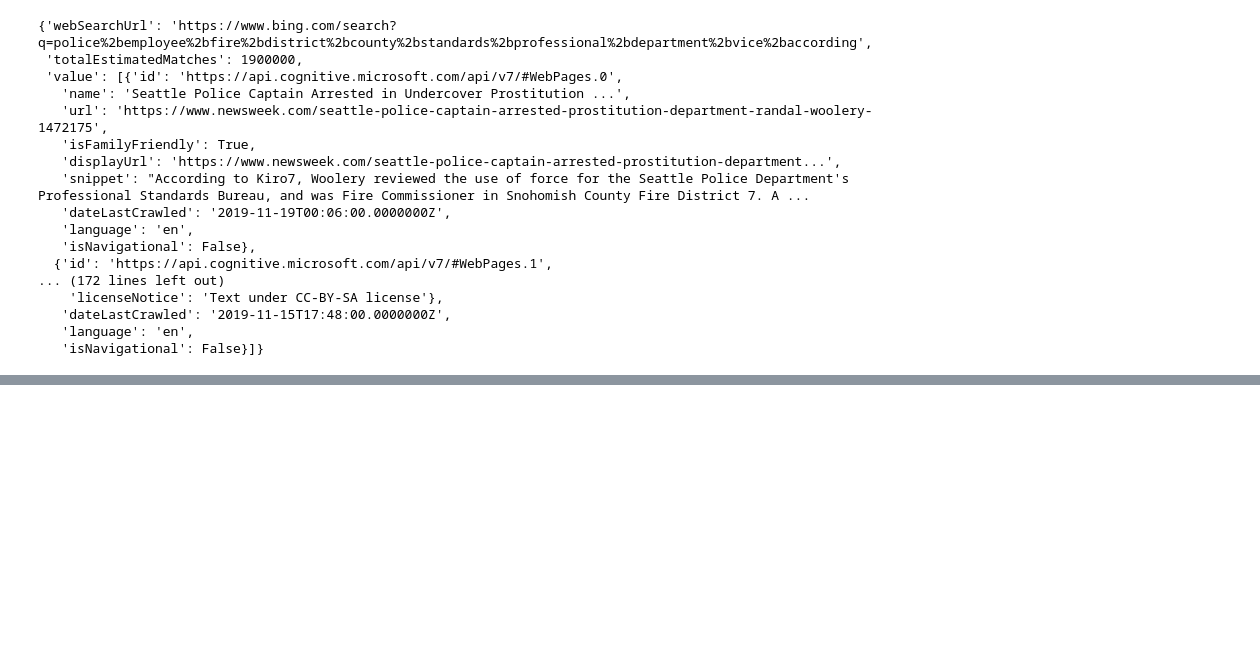
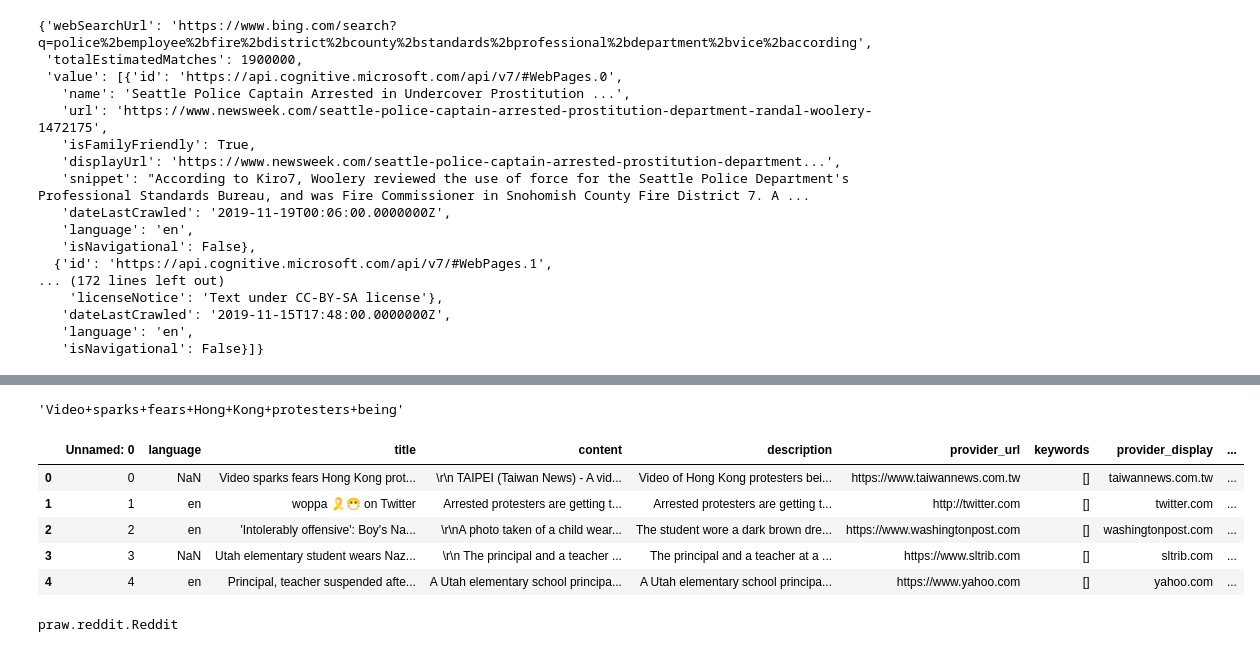
Before and after one commit to g2des/spectacle, a Jupyter notebook: News Scraper.ipynb, the cells around one changed output, grey strips where cells are left out. Saved outputs shown, nothing was run; the diff lists cells and outputs as text; code cells hidden in the pictures; blank space fills up the shorter version.

```diff
--- a/News Scraper.ipynb
+++ b/News Scraper.ipynb
@@ -87,0 +123,19 @@ search_results['webPages']
+# %%
+"Video sparks fears Hong Kong protesters being".replace(" ","+")
+# %% [output]
+'Video+sparks+fears+Hong+Kong+protesters+being'
+# %%
+df = pd.read_csv("./dataset/meta.csv")
+# %%
+df.head()
+# %% [output]
+|  | Unnamed: 0 | language | title | content | description | provider_url | keywords | provider_display | ... |
+| 0 | 0 | NaN | Video sparks fears Hong Kong prot... | \r\n TAIPEI (Taiwan News) - A vid... | Video of Hong Kong protesters bei... | https://www.taiwannews.com.tw | [] | taiwannews.com.tw | ... |
+| 1 | 1 | en | woppa 🎗😷 on Twitter | Arrested protesters are getting t... | Arrested protesters are getting t... | http://twitter.com | [] | twitter.com | ... |
+| 2 | 2 | en | 'Intolerably offensive': Boy's Na... | \r\nA photo taken of a child wear... | The student wore a dark brown dre... | https://www.washingtonpost.com | [] | washingtonpost.com | ... |
+| 3 | 3 | NaN | Utah elementary student wears Naz... | \r\n The principal and a teacher ... | The principal and a teacher at a ... | https://www.sltrib.com | [] | sltrib.com | ... |
+| 4 | 4 | en | Principal, teacher suspended afte... | A Utah elementary school principa... | A Utah elementary school principa... | https://www.yahoo.com | [] | yahoo.com | ... |
+# %%
+praw.Reddit
+# %% [output]
+praw.reddit.Reddit
```
Also changed, not shown: parts of 5 cells of this notebook, 2 other files.
